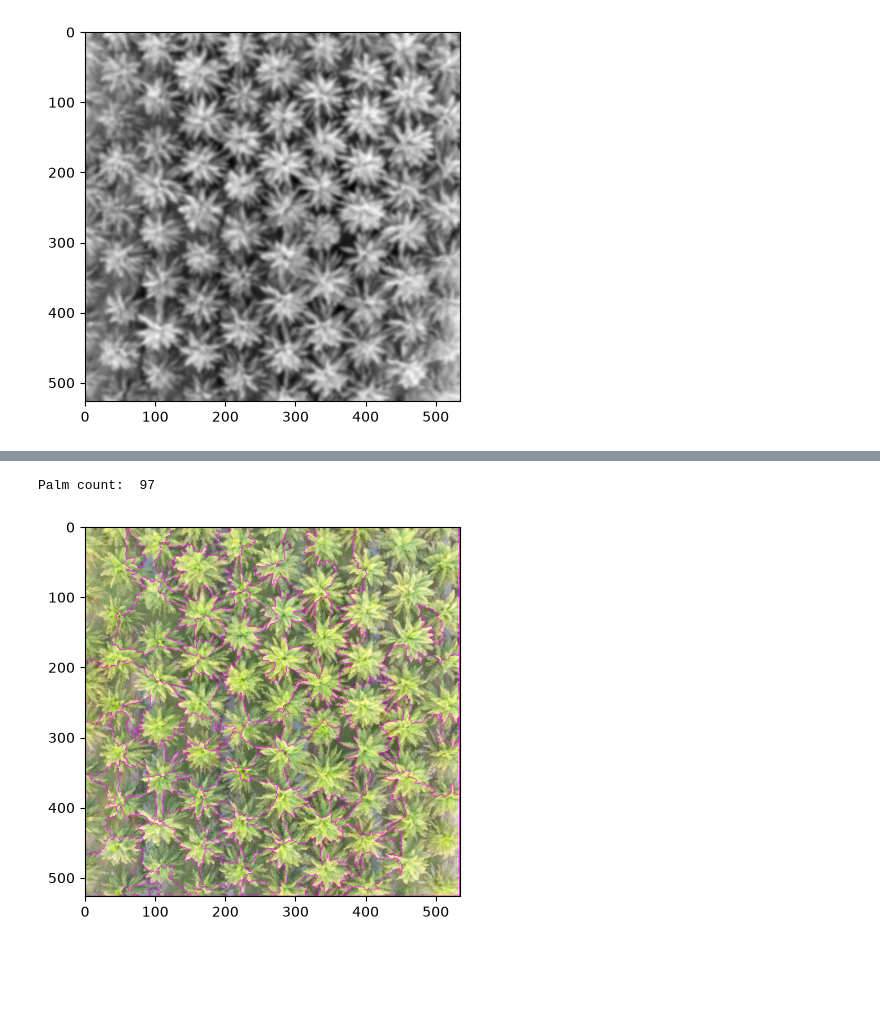
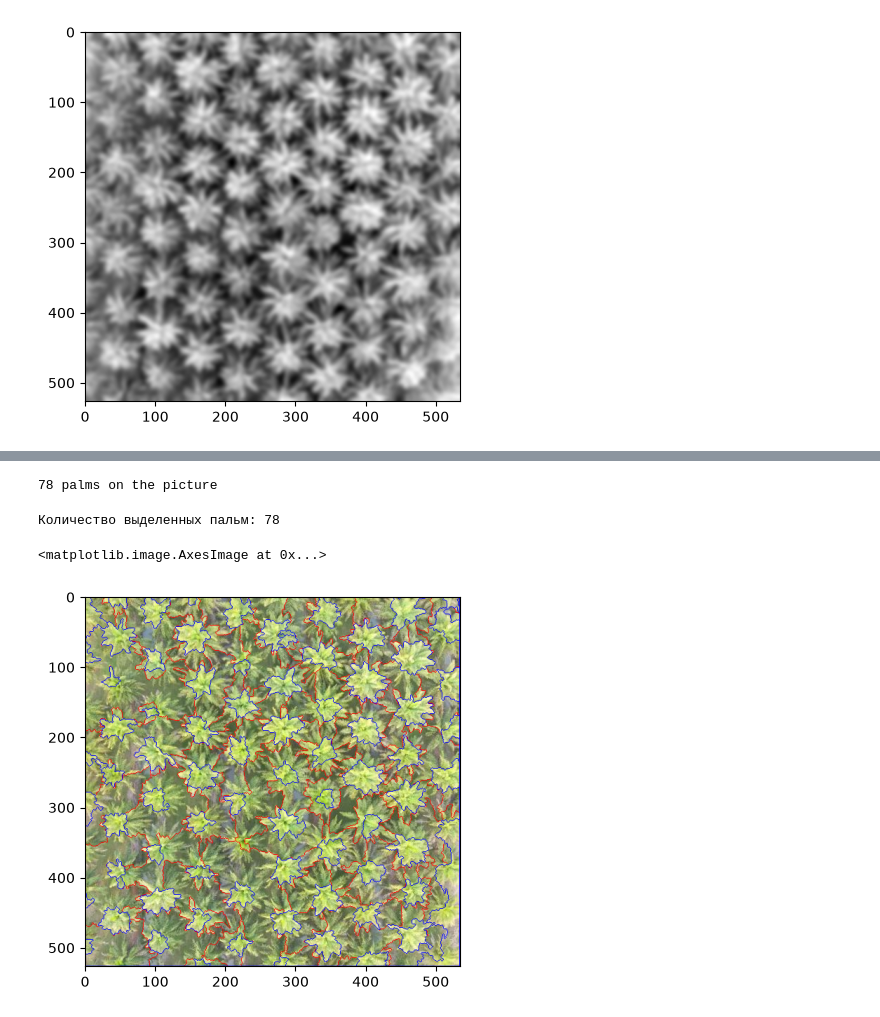
Before and after one commit to idexsts/image_processing, a Jupyter notebook: task4_segmentation/task4.ipynb, the cells around one changed output, grey strips where cells are left out. Drawn from its saved outputs; the diff is of its cells as text; code cells hidden in the pictures; blank space fills up the shorter version.

```diff
--- a/task4_segmentation/task4.ipynb
+++ b/task4_segmentation/task4.ipynb
@@ -100,13 +103,13 @@ plt.show()
 # %% [output]
 [figure]
 # %%
-palm_gb = cv2.GaussianBlur(palm_gray, (11, 11), 0)
+palm_gb = cv2.GaussianBlur(palm_gray, (19, 19), 0)
 plt.imshow(palm_gb, cmap="gray")
 # %% [output]
 <matplotlib.image.AxesImage at 0x...>
 [figure]
 # %%
-ret, thresh = cv2.threshold(palm_gb,0,255, cv2.THRESH_BINARY_INV+cv2.THRESH_OTSU)
+ret, thresh = cv2.threshold(palm_gb,0,255, cv2.THRESH_BINARY+cv2.THRESH_OTSU)
 plt.imshow(thresh, cmap="gray")
 # %% [output]
 <matplotlib.image.AxesImage at 0x...>
@@ -120,4 +123,6 @@ plt.imshow(dist, cmap="gray")
 # %%
-ret, sure_fg = cv2.threshold(dist, 0.58 * dist.max(), 255, cv2.THRESH_BINARY)
+ret, sure_fg = cv2.threshold(dist, 0.33 * dist.max(), 255, cv2.THRESH_BINARY)
+sure_fg = sure_fg.astype(np.uint8)
+plt.imshow(sure_fg, cmap='gray')
 # %% [output]
 <matplotlib.image.AxesImage at 0x...>
@@ -125,7 +130,9 @@ ret, sure_fg = cv2.threshold(dist, 0.58 * dist.max(), 255, cv2.THRESH_BINARY)
 # %%
-sure_fg = sure_fg.astype(np.uint8)
+ret, markers = cv2.connectedComponents(sure_fg)
+markers = cv2.watershed(palm, markers)
 
-# Count palms
-ret, mark = cv2.connectedComponents(sure_fg)
-mark = cv2.watershed(palm, mark.astype(np.int32))
-count = len(np.unique(mark)) - 1
+label = np.unique(markers)
+count = np.count_nonzero(label > 1)
+
+palm[markers == -1] = [0, 0, 255]
+plt.imshow(markers, cmap='gray')
@@ -132,9 +142,20 @@ count = len(np.unique(mark)) - 1
+# %%
+print(f'{count} palms on the picture')
+# %% [output]
+78 palms on the picture
 # %%
-palm_res = palm.copy()
-palm_res[mark == -1] = [255, 0, 255]
+ret, markers = cv2.connectedComponents(sure_fg)
+markers = markers + 1
+markers[(thresh > 0) & (sure_fg == 0)] = 0
+markers = cv2.watershed(palm, markers)
 
-plt.imshow(cv2.cvtColor(palm_res, cv2.COLOR_BGR2RGB))
-print("Palm count: ", count)
+label = np.unique(markers)
+count = np.count_nonzero(label > 1)
+print('Количество выделенных пальм:', count)
+
+palm[markers == -1] = [255, 0, 0]
+plt.imshow(cv2.cvtColor(palm, cv2.COLOR_BGR2RGB))
 # %% [output]
-Palm count:  97
+Количество выделенных пальм: 78
+<matplotlib.image.AxesImage at 0x...>
-[figure, old version]
+[figure, new version]
```
Also changed, not shown: parts of 5 cells of this notebook.
